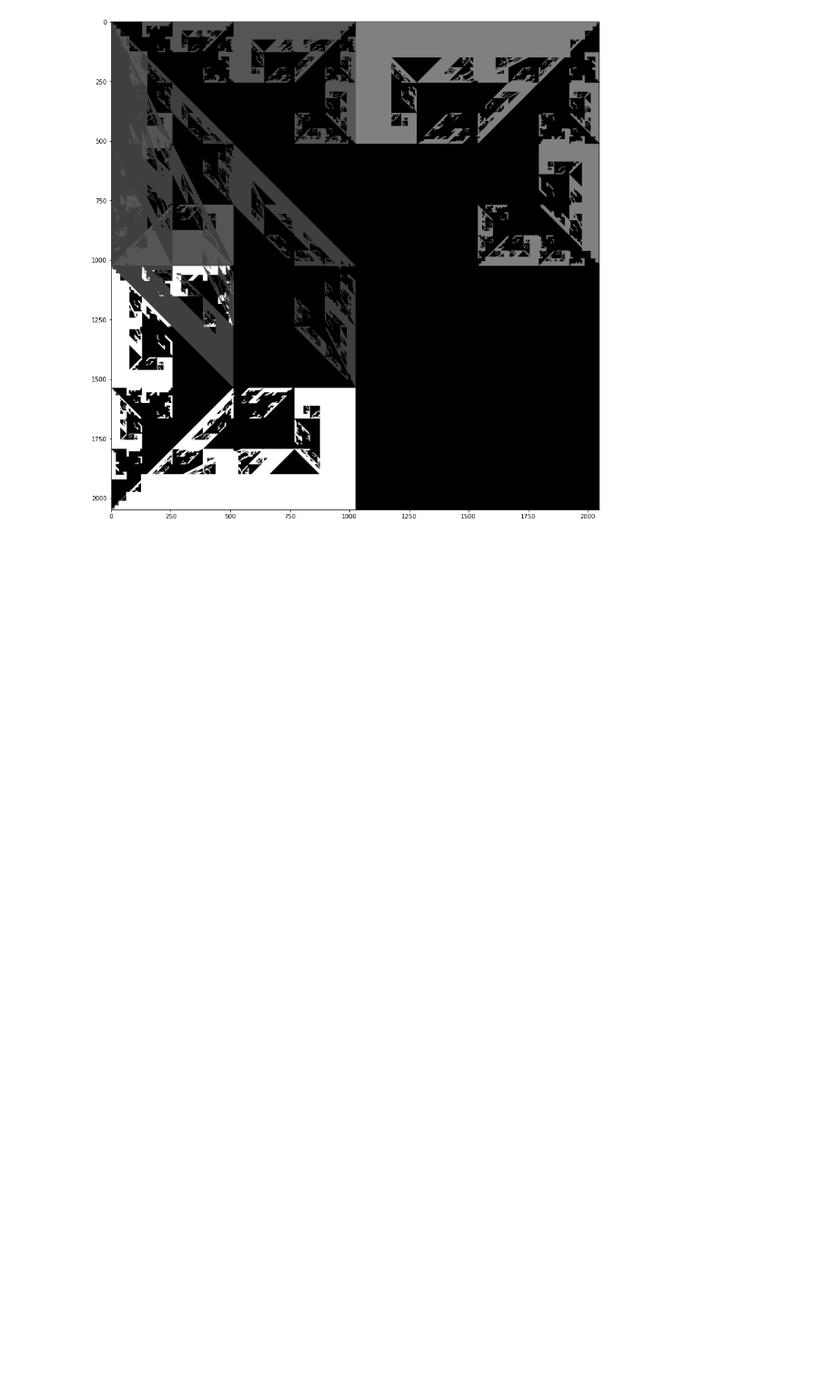
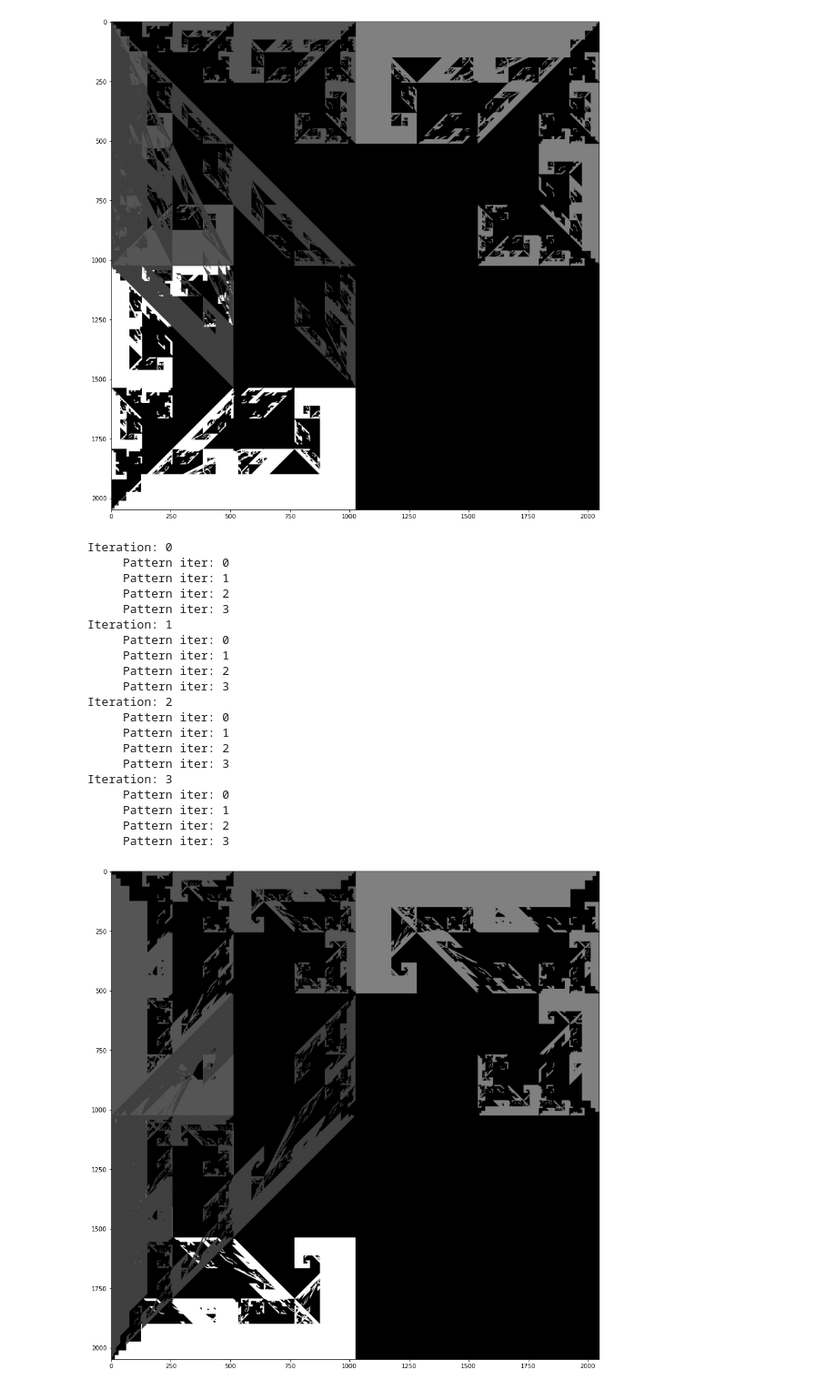
Before and after one commit to FilipKatulski/complex-systems, a Jupyter notebook: LAB2/lab2.ipynb, the cells around one changed output. Shown at 91% size. Saved outputs shown, nothing was run; the diff lists cells and outputs as text; code cells hidden in the pictures; blank space fills up the shorter version.

```diff
--- a/LAB2/lab2.ipynb
+++ b/LAB2/lab2.ipynb
@@ -300,3 +304,37 @@ Iteration: 3
      Pattern iter: 2
      Pattern iter: 3
 [figure]
+# %%
+AS = [0.0, 0, 0.5, -0.5]
+BS = [-0.5, 0.5, 0, -0.5]
+CS = [0.5, -0.5, 0, 0]
+DS = [0, 0, 0.5, 0.5]
+ES = [0.5, 0.5, 0.25, -0.25]
+FS = [0, 0.5, 0.5, 0]
+
+pattern_image = contractions_with_first_pattern(image=start_image3, depth_iters=4, param_iters=4)
+fig, ax = plt.subplots(figsize=(15,15))
+ax.imshow(pattern_image, cmap="gray")
+plt.show()
+# %% [output]
+Iteration: 0
+     Pattern iter: 0
+     Pattern iter: 1
+     Pattern iter: 2
+     Pattern iter: 3
+Iteration: 1
+     Pattern iter: 0
+     Pattern iter: 1
+     Pattern iter: 2
+     Pattern iter: 3
+Iteration: 2
+     Pattern iter: 0
+     Pattern iter: 1
+     Pattern iter: 2
+     Pattern iter: 3
+Iteration: 3
+     Pattern iter: 0
+     Pattern iter: 1
+     Pattern iter: 2
+     Pattern iter: 3
+[figure, added]
```
Also changed, not shown: parts of 6 cells of this notebook.
